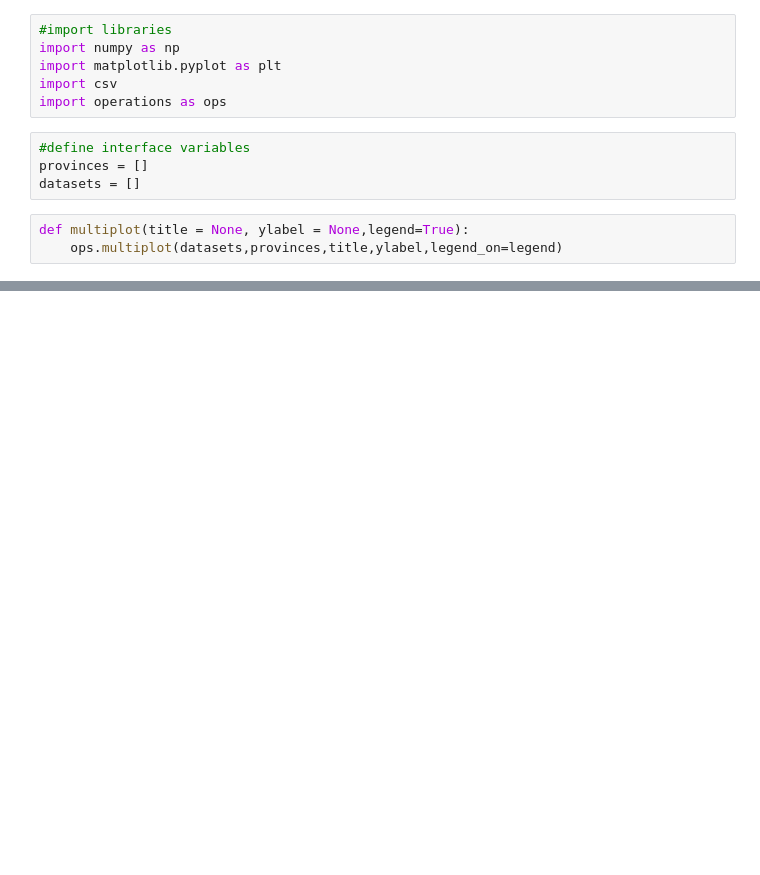
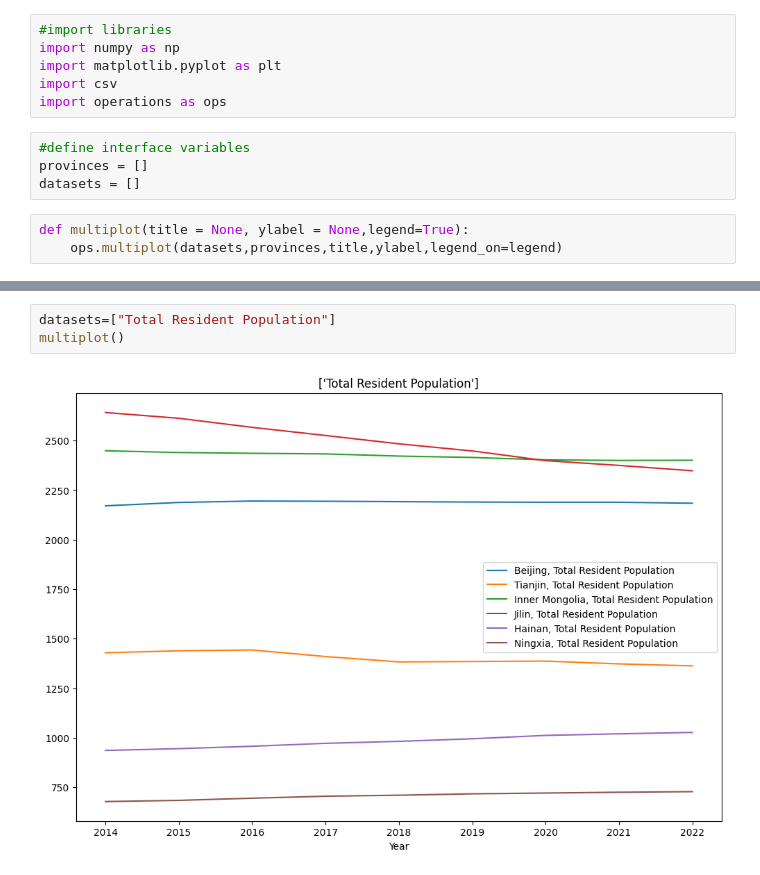
Before and after one commit to kabuto44/Gaokao-Data-Analysis, a Jupyter notebook: Plots.ipynb, the cells around one changed output, grey strips where cells are left out. Drawn from its saved outputs; the diff is of its cells as text; blank space fills up the shorter version.

```diff
--- a/Plots.ipynb
+++ b/Plots.ipynb
@@ -20,0 +25,5 @@ multiplot(ylabel = "10,000 people")
+# %%
+datasets=["Total Resident Population"]
+multiplot()
+# %% [output]
+[figure, added]
```
Also changed, not shown: parts of 6 cells of this notebook, 10 other files.
